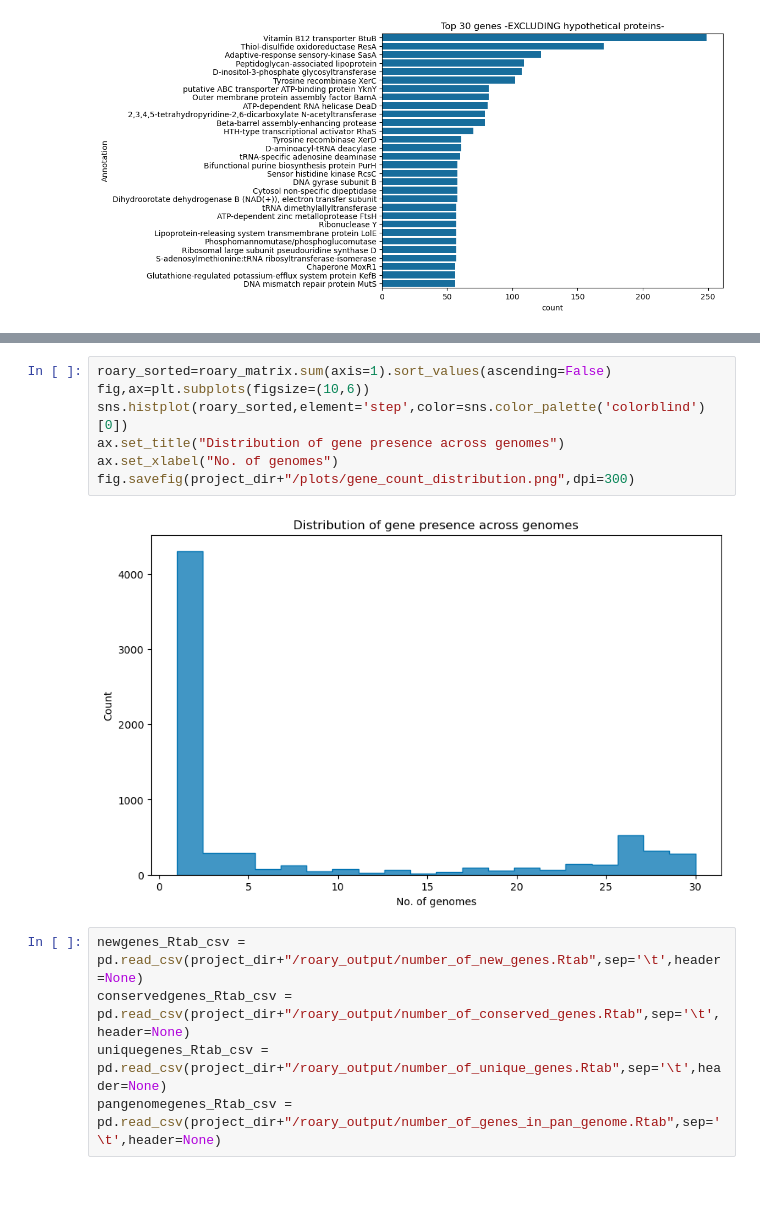
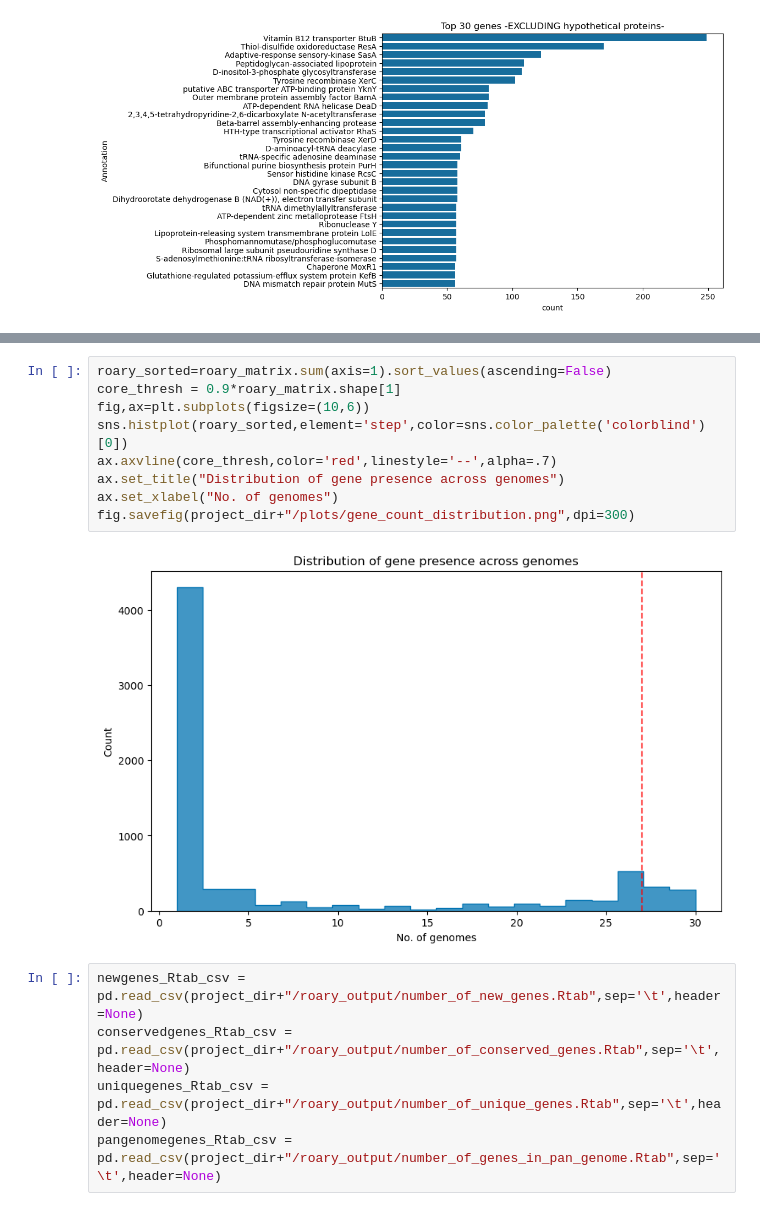
Before and after one commit to GentleHoney/Genomics_Project, a Jupyter notebook: proj_tmp.ipynb, the cells around one changed output, grey strips where cells are left out. Saved outputs shown, nothing was run; the diff lists cells and outputs as text.

```diff
--- a/proj_tmp.ipynb
+++ b/proj_tmp.ipynb
@@ -495,13 +516,15 @@ fig.savefig(project_dir+"/plots/roary_clustermap_w_aln.png",dpi=300)
 [figure]
 # %%
 roary_sorted=roary_matrix.sum(axis=1).sort_values(ascending=False)
+core_thresh = 0.9*roary_matrix.shape[1]
 fig,ax=plt.subplots(figsize=(10,6))
 sns.histplot(roary_sorted,element='step',color=sns.color_palette('colorblind')[0])
+ax.axvline(core_thresh,color='red',linestyle='--',alpha=.7)
 ax.set_title("Distribution of gene presence across genomes")
 ax.set_xlabel("No. of genomes")
 fig.savefig(project_dir+"/plots/gene_count_distribution.png",dpi=300)
 # %% [output]
-[figure, old version]
+[figure, new version]
 # %%
 newgenes_Rtab_csv = pd.read_csv(project_dir+"/roary_output/number_of_new_genes.Rtab",sep='\t',header=None)
 conservedgenes_Rtab_csv = pd.read_csv(project_dir+"/roary_output/number_of_conserved_genes.Rtab",sep='\t',header=None)
```
Also changed, not shown: parts of 7 cells of this notebook, 4 other files.
